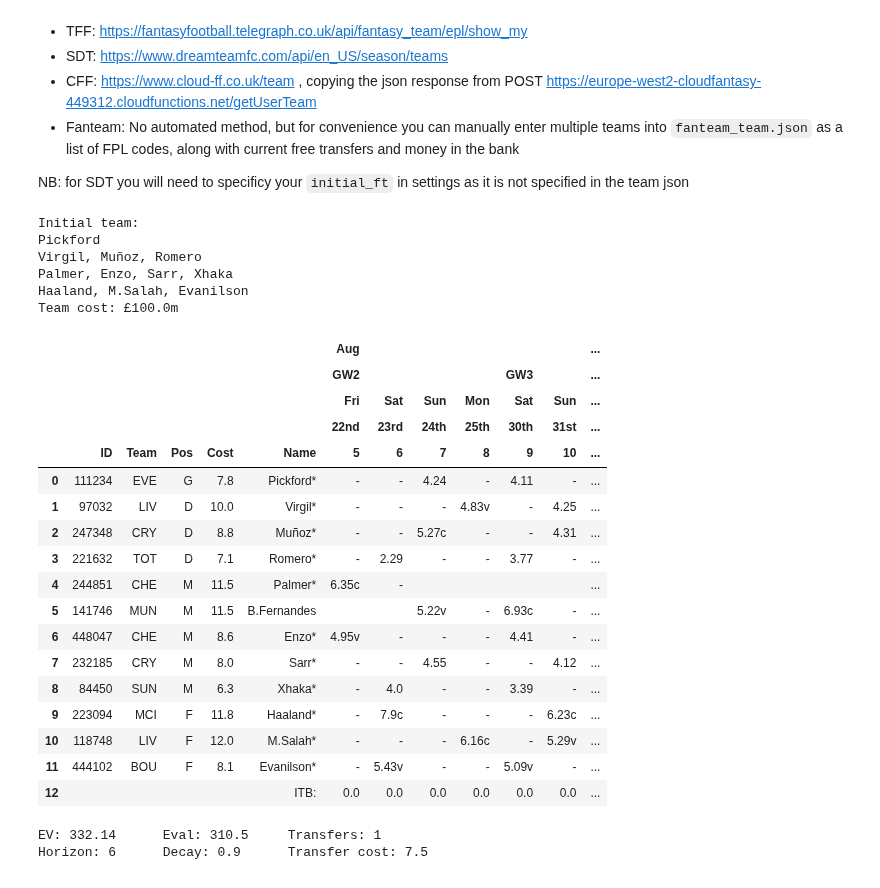
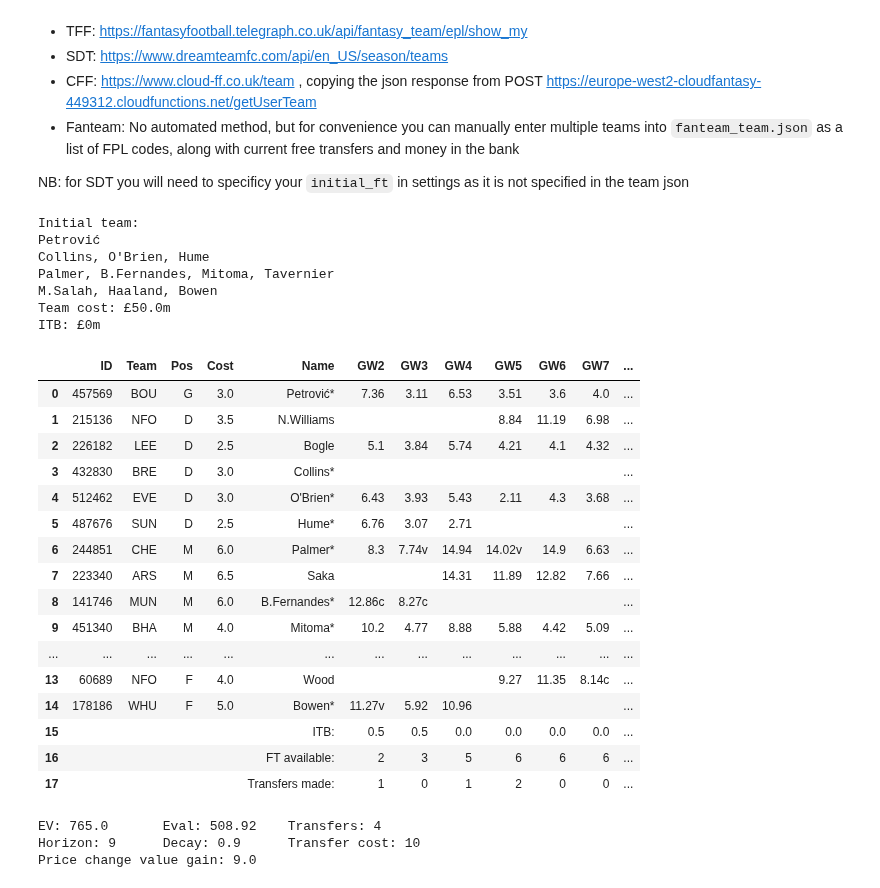
Before and after one commit to SamTroy/multi_ff_opt, a Jupyter notebook: run/run.ipynb, the cells around one changed output. Drawn from its saved outputs; the diff is of its cells as text; code cells hidden in the pictures.

Commit message:
Add SDT price change values

```diff
--- a/run/run.ipynb
+++ b/run/run.ipynb
@@ -1804,6 +1837,16 @@ def solve(format='tff', sim_number=1, simulation=False):
     if simulation and options.get('settings_noise', False):
         rng = np.random.default_rng(seed = seed_val)
         weekly_decay = weekly_decay + 0.05*weekly_decay*rng.standard_normal() * noise_magnitude
+
+    if format == 'sdt':
+        try:
+            price_change_value = options.get('price_change_value', 10)
+            next_gw = int(ev_df.columns.tolist()[5])
+            pulled_player_pchange_values = add_sdt_price_change_ev(ev_df=ev_df, price_change_value=price_change_value, next_gw=next_gw)
+            print('Price changes incorporated')
+        except:
+            pulled_player_pchange_values = {}
+            print('Unable to read price changes')
 
     dfs = preprocess_dfs(ev_df, fixture_df, format=format, initial_team=initial_team, keeps=keeps, last_date=last_date,
                        total_pts_cutoff = total_pts_cutoff,
@@ -1885,6 +1928,14 @@ def solve(format='tff', sim_number=1, simulation=False):
 
     if format in ['fanteam', 'fpl']:
         lineup_type_count = {(t, m): so.expr_sum(lineup[p, m] for p in players if ev_df.loc[p, 'pos'] == t) for t in pos_limits.keys() for m in matchtimes}
+
+    if format == 'sdt':
+        player_pchange_values = {p: 0 for p in players}
+        for p, value in pulled_player_pchange_values.items():
+            if p in players:
+                player_pchange_values[p] = value
+        price_change_value_count = so.expr_sum(team[p, matchtimes[0]] * player_pchange_values[p] for p in players)
+        prev_price_change_value_count = so.expr_sum(team[p, all_matchtimes[0]] * player_pchange_values[p] for p in players)
 
     team_type_count = {(t,m): so.expr_sum(team[p,m] for p in players if ev_df.loc[p, 'pos'] == t) for t in pos_limits.keys() for m in matchtimes}
     pl_clubs = ev_df['team'].unique().tolist()
@@ -2012,7 +2063,10 @@ def solve(format='tff', sim_number=1, simulation=False):
         md_xp = {m: so.expr_sum(points_player_match[p,m]
                                  * (lineup[p,m] + captain[p,m] + vicecap_weight*vicecap[p,m] + so.expr_sum(bench_weights[o] * bench[p, m, o] for o in order))
                                  for p in players) for m in matchtimes}
-    eval_score = so.expr_sum(md_xp[m] * f_map.loc[m, 'decay'] + 0.000001*mt_number_of_transfers[m]*m for m in matchtimes) - total_number_of_transfers * transfer_cost
+    if format != 'sdt':
+        eval_score = so.expr_sum(md_xp[m] * f_map.loc[m, 'decay'] + 0.000001*mt_number_of_transfers[m]*m for m in matchtimes) - total_number_of_transfers * transfer_cost
+    else:
+        eval_score = so.expr_sum(md_xp[m] * f_map.loc[m, 'decay'] + 0.000001*mt_number_of_transfers[m]*m for m in matchtimes) - total_number_of_transfers * transfer_cost + price_change_value_count
     model.set_objective(-eval_score, sense='N', name='total_decay_xp')
 
     # Solve Step
@@ -2194,6 +2248,9 @@ def solve(format='tff', sim_number=1, simulation=False):
         gw_horizon = 1 + f_map['fpl_gw'].max() - f_map['fpl_gw'].min()
         print(f'EV: {total_xp}\tEval: {eval_score}\tTransfers: {transfers_made}')
         print(f'Horizon: {gw_horizon}\tDecay: {weekly_decay}\tTransfer cost: {transfer_cost}')
+        if format == 'sdt':
+            value_gained = round(price_change_value_count.get_value() - prev_price_change_value_count.get_value(),1)
+            print(f'Price change value gain: {value_gained}')
 
     return {'model': model, 'total_xp': total_xp, 'eval_score': eval_score, 'plan': plan_df, 'transfers_made': transfers_made, 'fixture_map': f_map, 'players_in_sim': players_in_sim}
 # %%
@@ -2308,32 +2365,33 @@ Your initial team can either be inputted manually as a list of FPL codes in sett
 
 NB: for SDT you will need to specificy your `initial_ft` in settings as it is not specified in the team json
 # %%
-r = solve(format='cff')
+r = solve(format='sdt')
 # %% [output]
 Initial team:
-Pickford
-Virgil, Muñoz, Romero
-Palmer, Enzo, Sarr, Xhaka
-Haaland, M.Salah, Evanilson
-Team cost: £100.0m
+Petrović
+Collins, O'Brien, Hume
+Palmer, B.Fernandes, Mitoma, Tavernier
+M.Salah, Haaland, Bowen
+Team cost: £50.0m
+ITB: £0m
-|  |  |  |  |  |  | Aug |  |  |  |  |  | ... |
-|  |  |  |  |  |  | GW2 |  |  |  | GW3 |  | ... |
-|  |  |  |  |  |  | Fri | Sat | Sun | Mon | Sat | Sun | ... |
-|  |  |  |  |  |  | 22nd | 23rd | 24th | 25th | 30th | 31st | ... |
-|  | ID | Team | Pos | Cost | Name | 5 | 6 | 7 | 8 | 9 | 10 | ... |
-| 0 | 111234 | EVE | G | 7.8 | Pickford* | - | - | 4.24 | - | 4.11 | - | ... |
-| 1 | 97032 | LIV | D | 10.0 | Virgil* | - | - | - | 4.83v | - | 4.25 | ... |
-| 2 | 247348 | CRY | D | 8.8 | Muñoz* | - | - | 5.27c | - | - | 4.31 | ... |
-| 3 | 221632 | TOT | D | 7.1 | Romero* | - | 2.29 | - | - | 3.77 | - | ... |
-| 4 | 244851 | CHE | M | 11.5 | Palmer* | 6.35c | - |  |  |  |  | ... |
-| 5 | 141746 | MUN | M | 11.5 | B.Fernandes |  |  | 5.22v | - | 6.93c | - | ... |
-| 6 | 448047 | CHE | M | 8.6 | Enzo* | 4.95v | - | - | - | 4.41 | - | ... |
-| 7 | 232185 | CRY | M | 8.0 | Sarr* | - | - | 4.55 | - | - | 4.12 | ... |
-| 8 | 84450 | SUN | M | 6.3 | Xhaka* | - | 4.0 | - | - | 3.39 | - | ... |
-| 9 | 223094 | MCI | F | 11.8 | Haaland* | - | 7.9c | - | - | - | 6.23c | ... |
-| 10 | 118748 | LIV | F | 12.0 | M.Salah* | - | - | - | 6.16c | - | 5.29v | ... |
-| 11 | 444102 | BOU | F | 8.1 | Evanilson* | - | 5.43v | - | - | 5.09v | - | ... |
-| 12 |  |  |  |  | ITB: | 0.0 | 0.0 | 0.0 | 0.0 | 0.0 | 0.0 | ... |
+|  | ID | Team | Pos | Cost | Name | GW2 | GW3 | GW4 | GW5 | GW6 | GW7 | ... |
+| 0 | 457569 | BOU | G | 3.0 | Petrović* | 7.36 | 3.11 | 6.53 | 3.51 | 3.6 | 4.0 | ... |
+| 1 | 215136 | NFO | D | 3.5 | N.Williams |  |  |  | 8.84 | 11.19 | 6.98 | ... |
+| 2 | 226182 | LEE | D | 2.5 | Bogle | 5.1 | 3.84 | 5.74 | 4.21 | 4.1 | 4.32 | ... |
+| 3 | 432830 | BRE | D | 3.0 | Collins* |  |  |  |  |  |  | ... |
+| 4 | 512462 | EVE | D | 3.0 | O'Brien* | 6.43 | 3.93 | 5.43 | 2.11 | 4.3 | 3.68 | ... |
+| 5 | 487676 | SUN | D | 2.5 | Hume* | 6.76 | 3.07 | 2.71 |  |  |  | ... |
+| 6 | 244851 | CHE | M | 6.0 | Palmer* | 8.3 | 7.74v | 14.94 | 14.02v | 14.9 | 6.63 | ... |
+| 7 | 223340 | ARS | M | 6.5 | Saka |  |  | 14.31 | 11.89 | 12.82 | 7.66 | ... |
+| 8 | 141746 | MUN | M | 6.0 | B.Fernandes* | 12.86c | 8.27c |  |  |  |  | ... |
+| 9 | 451340 | BHA | M | 4.0 | Mitoma* | 10.2 | 4.77 | 8.88 | 5.88 | 4.42 | 5.09 | ... |
+| ... | ... | ... | ... | ... | ... | ... | ... | ... | ... | ... | ... | ... |
+| 13 | 60689 | NFO | F | 4.0 | Wood |  |  |  | 9.27 | 11.35 | 8.14c | ... |
+| 14 | 178186 | WHU | F | 5.0 | Bowen* | 11.27v | 5.92 | 10.96 |  |  |  | ... |
+| 15 |  |  |  |  | ITB: | 0.5 | 0.5 | 0.0 | 0.0 | 0.0 | 0.0 | ... |
+| 16 |  |  |  |  | FT available: | 2 | 3 | 5 | 6 | 6 | 6 | ... |
+| 17 |  |  |  |  | Transfers made: | 1 | 0 | 1 | 2 | 0 | 0 | ... |
-EV: 332.14      Eval: 310.5     Transfers: 1
-Horizon: 6      Decay: 0.9      Transfer cost: 7.5
+EV: 765.0       Eval: 508.92    Transfers: 4
+Horizon: 9      Decay: 0.9      Transfer cost: 10
+Price change value gain: 9.0
 # %%
```
Also changed, not shown: parts of 9 cells of this notebook, 5 other files.
